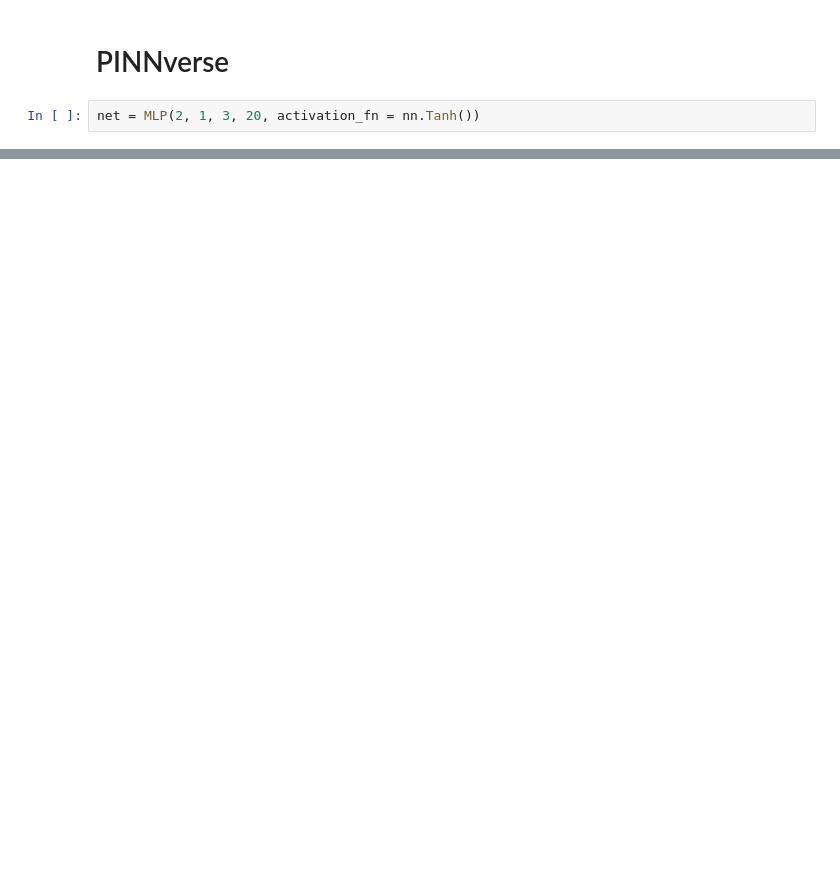
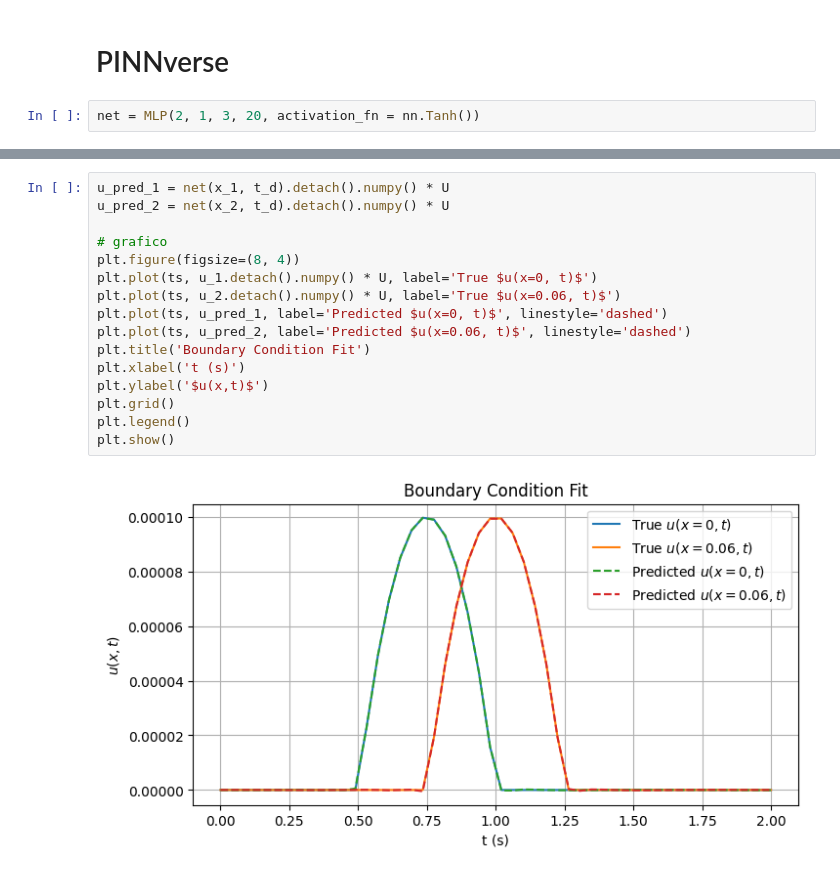
Before and after one commit to SebastianJara-PI/pinnverse-pytorch-replication, a Jupyter notebook: notebooks/02_transport_equation.ipynb, the cells around one changed output, grey strips where cells are left out. Drawn from its saved outputs; the diff is of its cells as text; blank space fills up the shorter version.

```diff
--- a/notebooks/02_transport_equation.ipynb
+++ b/notebooks/02_transport_equation.ipynb
@@ -181,0 +205,18 @@ burgers_residual(net, x_t, t_t, nu=0.01)
+# %%
+u_pred_1 = net(x_1, t_d).detach().numpy() * U
+u_pred_2 = net(x_2, t_d).detach().numpy() * U
+
+# grafico
+plt.figure(figsize=(8, 4))
+plt.plot(ts, u_1.detach().numpy() * U, label='True $u(x=0, t)$')
+plt.plot(ts, u_2.detach().numpy() * U, label='True $u(x=0.06, t)$')
+plt.plot(ts, u_pred_1, label='Predicted $u(x=0, t)$', linestyle='dashed')
+plt.plot(ts, u_pred_2, label='Predicted $u(x=0.06, t)$', linestyle='dashed')
+plt.title('Boundary Condition Fit')
+plt.xlabel('t (s)')
+plt.ylabel('$u(x,t)$')
+plt.grid()
+plt.legend()
+plt.show()
+# %% [output]
+[figure, added]
```
Also changed, not shown: parts of 20 cells of this notebook.
